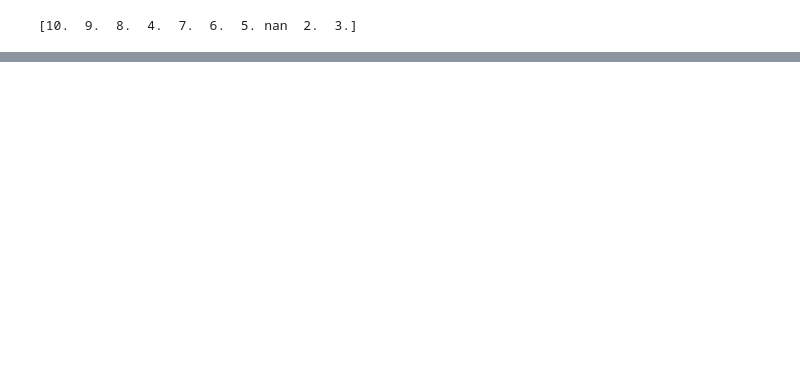
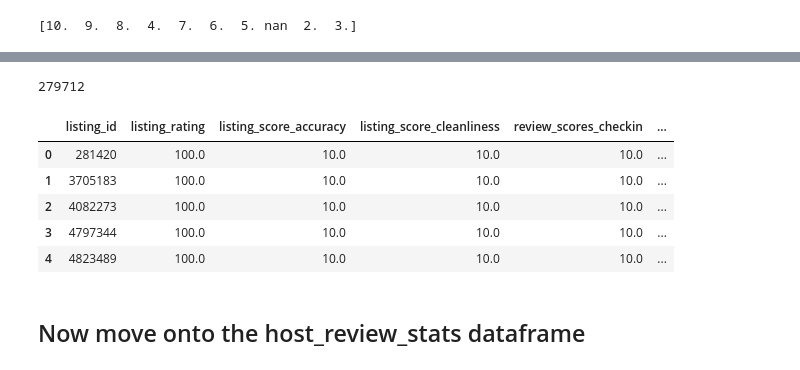
Before and after one commit to dkoski23/airbnb_etl, a Jupyter notebook: etl_project.ipynb, the cells around one changed output, grey strips where cells are left out. Cells and saved outputs as stored; diff of their text form; code cells hidden in the pictures; blank space fills up the shorter version.

```diff
--- a/etl_project.ipynb
+++ b/etl_project.ipynb
@@ -138,0 +106,22 @@ listings_df["total_reviews"].fillna(0, inplace= True)
+# %%
+#fill the null total_reviews with 0
+listing_review_stats["total_reviews"].fillna(0, inplace= True)
+#listing_review_stats['total_reviews'].unique()
+
+#rename review columns to be specifically for listings
+listing_review_stats = listing_review_stats.rename(columns={'review_scores_rating':'listing_rating', 'review_scores_accuracy':
+                                                            'listing_score_accuracy', 'review_score_checkin':'listing_score_checkin',
+                                                          'review_scores_communication':'listing_score_communication',
+                                                            'review_scores_cleanliness': 'listing_score_cleanliness',
+                                                            'review_scores_location':'listing_score_location','review_scores_value':'listing_score_value'})
+#check to verify listing ids are unique (they are)
+print(len(pd.unique(listing_review_stats['listing_id'])))
+listing_review_stats.head()
+# %% [output]
+279712
+|  | listing_id | listing_rating | listing_score_accuracy | listing_score_cleanliness | review_scores_checkin | ... |
+| 0 | 281420 | 100.0 | 10.0 | 10.0 | 10.0 | ... |
+| 1 | 3705183 | 100.0 | 10.0 | 10.0 | 10.0 | ... |
+| 2 | 4082273 | 100.0 | 10.0 | 10.0 | 10.0 | ... |
+| 3 | 4797344 | 100.0 | 10.0 | 10.0 | 10.0 | ... |
+| 4 | 4823489 | 100.0 | 10.0 | 10.0 | 10.0 | ... |
@@ -138,0 +136,2 @@ listings_df["total_reviews"].fillna(0, inplace= True)
+# %% [markdown]
+## Now move onto the host_review_stats dataframe
```
Also changed, not shown: parts of 17 cells of this notebook.
